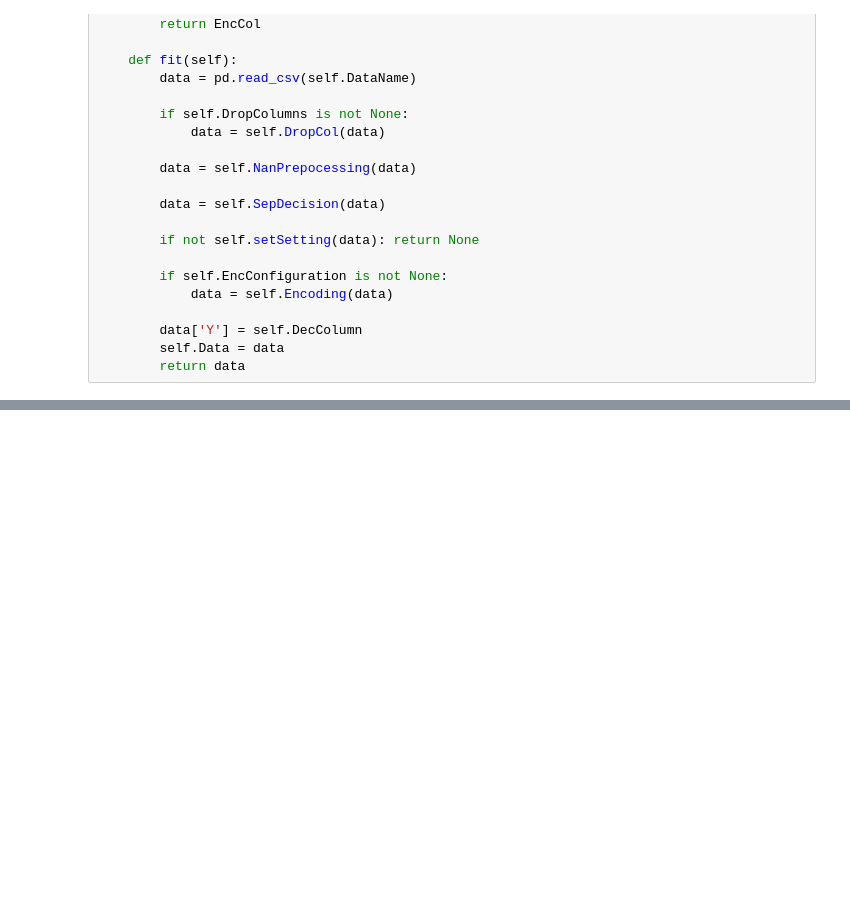
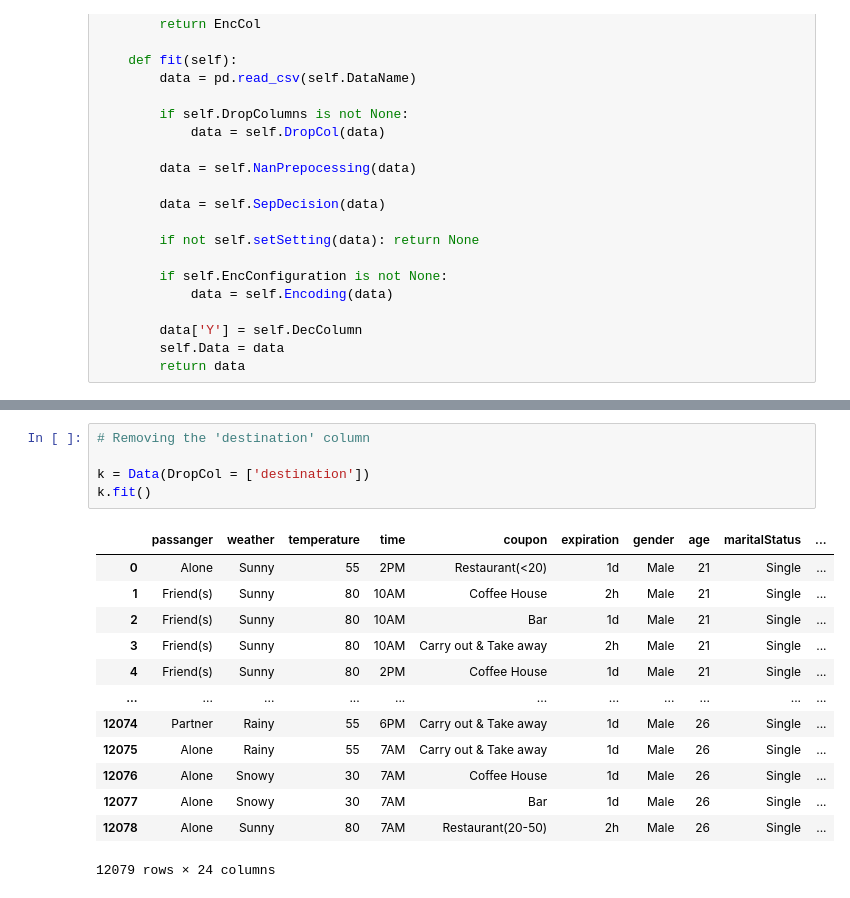
Before and after one commit to TarasKutsyk/Data-Analytics-Project, a Jupyter notebook: Data_class.ipynb, the cells around one changed output, grey strips where cells are left out. Drawn from its saved outputs; the diff is of its cells as text; blank space fills up the shorter version.

```diff
--- a/Data_class.ipynb
+++ b/Data_class.ipynb
@@ -93 +110,20 @@ class Data:
+# %%
+# Removing the 'destination' column
+
+k = Data(DropCol = ['destination'])
+k.fit()
+# %% [output]
+|  | passanger | weather | temperature | time | coupon | expiration | gender | age | maritalStatus | ... |
+| 0 | Alone | Sunny | 55 | 2PM | Restaurant(<20) | 1d | Male | 21 | Single | ... |
+| 1 | Friend(s) | Sunny | 80 | 10AM | Coffee House | 2h | Male | 21 | Single | ... |
+| 2 | Friend(s) | Sunny | 80 | 10AM | Bar | 1d | Male | 21 | Single | ... |
+| 3 | Friend(s) | Sunny | 80 | 10AM | Carry out & Take away | 2h | Male | 21 | Single | ... |
+| 4 | Friend(s) | Sunny | 80 | 2PM | Coffee House | 1d | Male | 21 | Single | ... |
+| ... | ... | ... | ... | ... | ... | ... | ... | ... | ... | ... |
+| 12074 | Partner | Rainy | 55 | 6PM | Carry out & Take away | 1d | Male | 26 | Single | ... |
+| 12075 | Alone | Rainy | 55 | 7AM | Carry out & Take away | 1d | Male | 26 | Single | ... |
+| 12076 | Alone | Snowy | 30 | 7AM | Coffee House | 1d | Male | 26 | Single | ... |
+| 12077 | Alone | Snowy | 30 | 7AM | Bar | 1d | Male | 26 | Single | ... |
+| 12078 | Alone | Sunny | 80 | 7AM | Restaurant(20-50) | 2h | Male | 26 | Single | ... |
+12079 rows × 24 columns
 # %%
```
Also changed, not shown: parts of 8 cells of this notebook.
